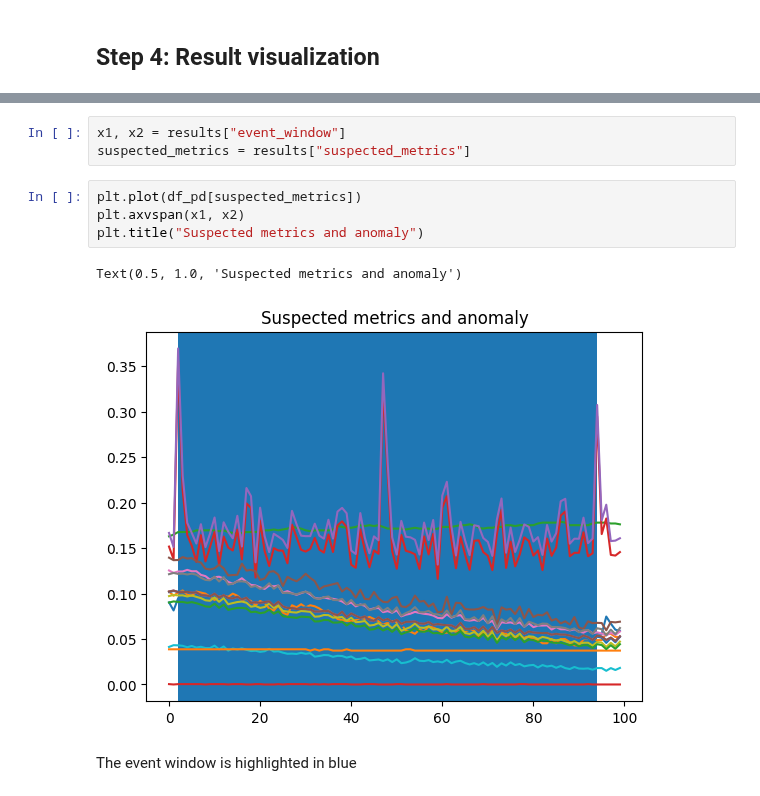
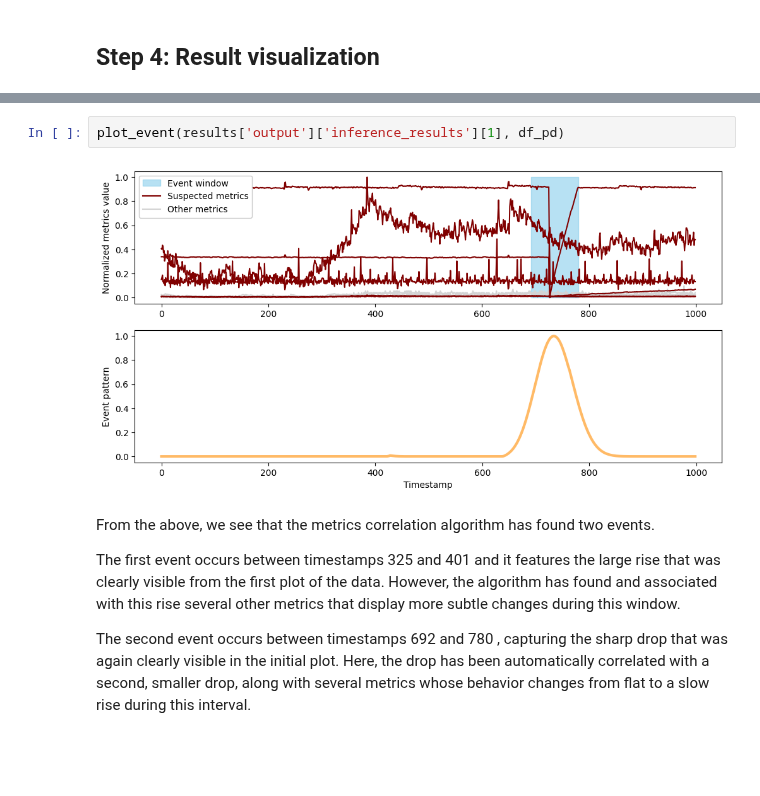
Before and after one commit to opensearch-project/opensearch-py-ml, a Jupyter notebook: docs/source/examples/demo_metrics_correlation.ipynb, the cells around one changed output, grey strips where cells are left out. Cells and saved outputs as stored; diff of their text form; blank space fills up the shorter version.

```diff
--- a/docs/source/examples/demo_metrics_correlation.ipynb
+++ b/docs/source/examples/demo_metrics_correlation.ipynb
@@ -159,12 +172,18 @@ results
-# %%
-x1, x2 = results["event_window"]
-suspected_metrics = results["suspected_metrics"]
-# %%
-plt.plot(df_pd[suspected_metrics])
-plt.axvspan(x1, x2)
-plt.title("Suspected metrics and anomaly")
-# %% [output]
-Text(0.5, 1.0, 'Suspected metrics and anomaly')
-[figure, removed]
-# %% [markdown]
-The event window is highlighted in blue
+# %%
+plot_event(results['output']['inference_results'][1], df_pd)
+# %% [output]
+[figure, added]
+# %% [markdown]
+From the above, we see that the metrics correlation algorithm has found two events.
+
+The first event occurs between timestamps
+325
+ and
+401
+ and it features the large rise that was clearly visible from the first plot of the data. However, the algorithm has found and associated with this rise several other metrics that display more subtle changes during this window.
+
+The second event occurs between timestamps
+692
+ and
+780
+, capturing the sharp drop that was again clearly visible in the initial plot. Here, the drop has been automatically correlated with a second, smaller drop, along with several metrics whose behavior changes from flat to a slow rise during this interval.
```
Also changed, not shown: parts of 23 cells of this notebook, 2 other files.
